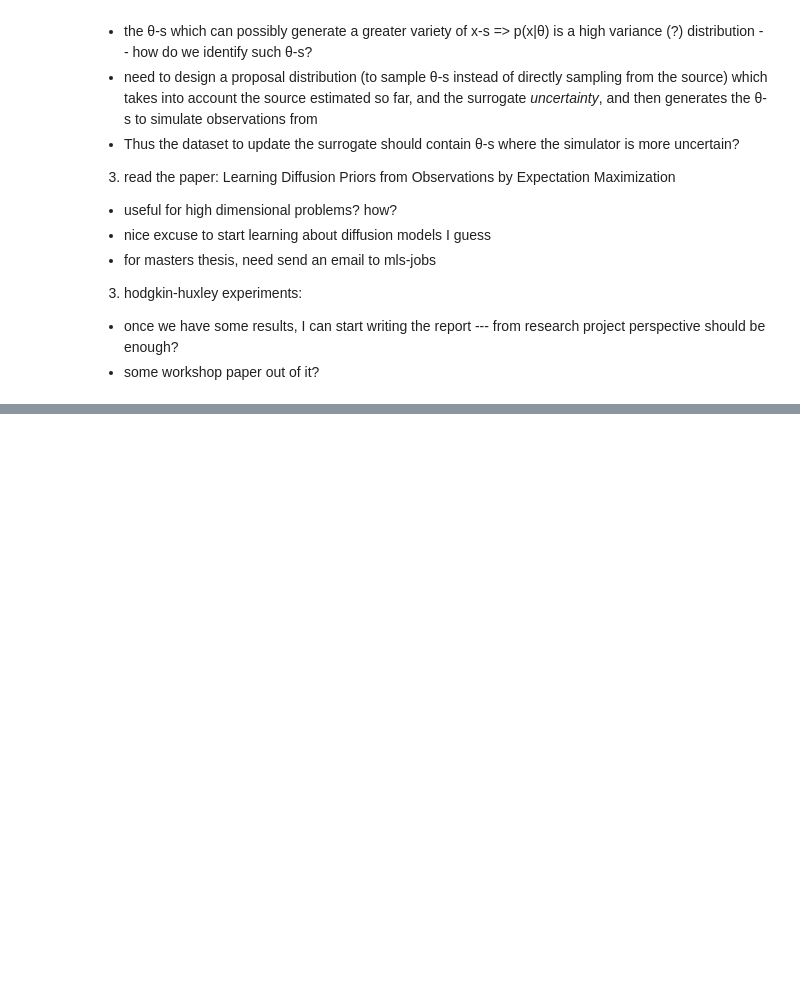
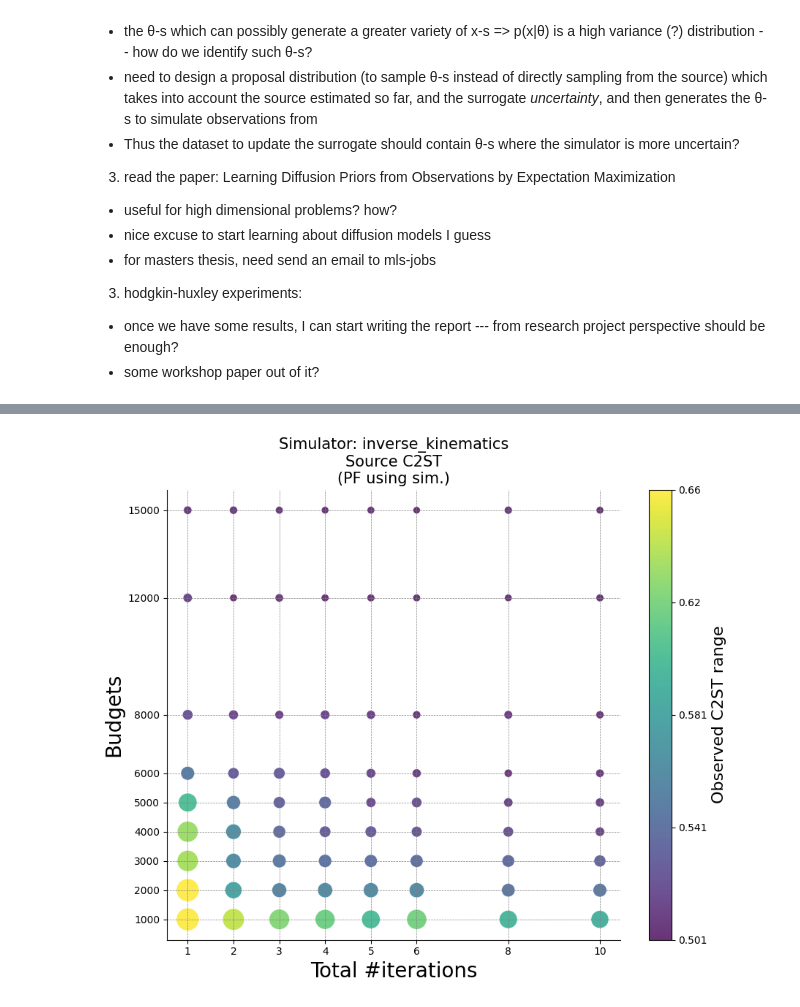
Before and after one commit to mackelab/sourcerer-sequential, a Jupyter notebook: results_analysis/naive_seq_benchmark_results_25_11.ipynb, the cells around one changed output, grey strips where cells are left out. Saved outputs shown, nothing was run; the diff lists cells and outputs as text; code cells hidden in the pictures; blank space fills up the shorter version.

Commit message:
bubble chart added

```diff
--- a/results_analysis/naive_seq_benchmark_results_25_11.ipynb
+++ b/results_analysis/naive_seq_benchmark_results_25_11.ipynb
@@ -501,0 +514,81 @@ plt.show()
+# %%
+ALL_BUDGETS = [1000, 2000, 3000, 4000, 5000, 6000, 8000, 12_000, 15_000] # yaxis
+ALL_ITERS = [1, 2, 3, 4, 5, 6, 8, 10] # xaxis
+ALL_METRICS_MEANS = {}
+ALL_METRICS_STDS = {}
+simulator = 'inverse_kinematics'
+
+
+for bidx, b in enumerate(ALL_BUDGETS):
+    ALL_METRICS_MEANS[b] = {}
+    ALL_METRICS_STDS[b] = {}
+    for i, num_iters in enumerate(ALL_ITERS):
+        mean_df, std_df = average_df_over_seeds(base_path_aggregate, simulator, b, num_iters)
+        mean_df = mean_df[METRICS_NAMES].iloc[-1:]
+        std_df = std_df[METRICS_NAMES].iloc[-1:]
+        ALL_METRICS_MEANS[b][num_iters] = mean_df
+        ALL_METRICS_STDS[b][num_iters] = std_df
+# %%
+from sklearn.preprocessing import MinMaxScaler
+# Your dataset
+x = np.array([1, 2, 3, 4,5, 6, 8, 10])
+y = np.array([1000, 2000, 3000, 4000, 5000, 6000, 8000, 12000, 15000])
+
+# Create coordinate grids
+x_coords = np.repeat(x.reshape(1, -1), len(y), 0).flatten()
+y_coords = np.repeat(y, len(x))
+
+metric_idx=1
+metric_name = METRICS_NAMES[metric_idx]
+# get the values at each coordinate
+values_flat = []
+for xc, yc in zip(x_coords, y_coords):
+    values_flat.append(
+        ALL_METRICS_MEANS[yc][xc][metric_name].item()
+    )
+values_flat = np.array(values_flat)
+
+# Step 1: Normalize sizes
+scaler = MinMaxScaler(feature_range=(50, 500))  # Bubble sizes in pixels
+sizes = scaler.fit_transform(values_flat.reshape(-1, 1)).flatten()
+
+# Step 2: Normalize colors
+color_scaler = MinMaxScaler(feature_range=(0, 1))  # Normalize for colormap
+colors = color_scaler.fit_transform(values_flat.reshape(-1, 1)).flatten()
+
+# Step 3: Create the scatter plot
+plt.figure(figsize=(10, 8))
+scatter = plt.scatter(
+    x_coords, y_coords,
+    s=sizes,  # Use normalized sizes
+    c=colors,  # Use normalized colors
+    cmap='viridis',  # Colormap for gradient
+    alpha=0.8,  # Slight transparency for better visual layering
+    edgecolors='w',  # White edges for clarity
+    linewidth=0.5
+)
+
+
+# Step 4: Customize gridlines
+plt.xticks(x)  # Set ticks for x-axis at specific x values
+plt.yticks(y)  # Set ticks for y-axis at specific y values
+plt.grid(visible=True, which='both', axis='both', color='gray', linestyle='--', linewidth=0.5)
+
+# Add a colorbar for reference
+# plt.colorbar(scatter, label='Normalized Value')
+# Step 4: Adjust the colorbar to reflect original values
+cbar = plt.colorbar(scatter, label='Observed C2ST range')
+cbar.set_label('Observed C2ST range', fontsize=16)
+cbar.set_ticks([0, 0.25, 0.5, 0.75, 1.0])  # Adjust ticks for normalized colors
+cbar.set_ticklabels(np.linspace(values_flat.min(), values_flat.max(), 5).round(3))  # Map to original range
+
+# Label the axes
+plt.xlabel("Total #iterations", fontsize=20)
+plt.ylabel("Budgets", fontsize=20)
+plt.title(f"Simulator: {simulator}\n{METRICS_LABELS[metric_name]}", fontsize=15)
+
+# Display the plot
+# plt.show()
+plt.savefig(f"./figures/{simulator}_bubble_chart_{METRICS_NAMES[metric_idx]}.pdf")
+# %% [output]
+[figure, added]
```
Also changed, not shown: parts of 5 cells of this notebook.
